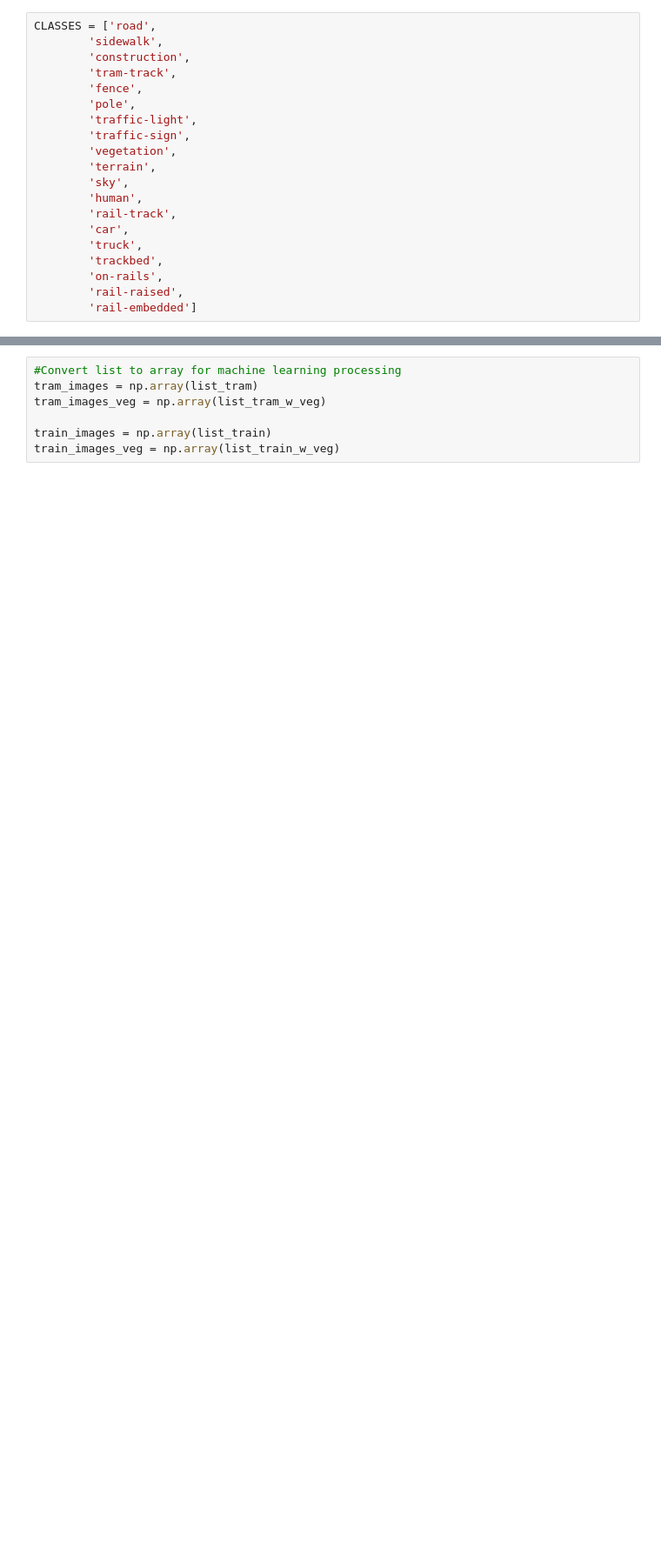
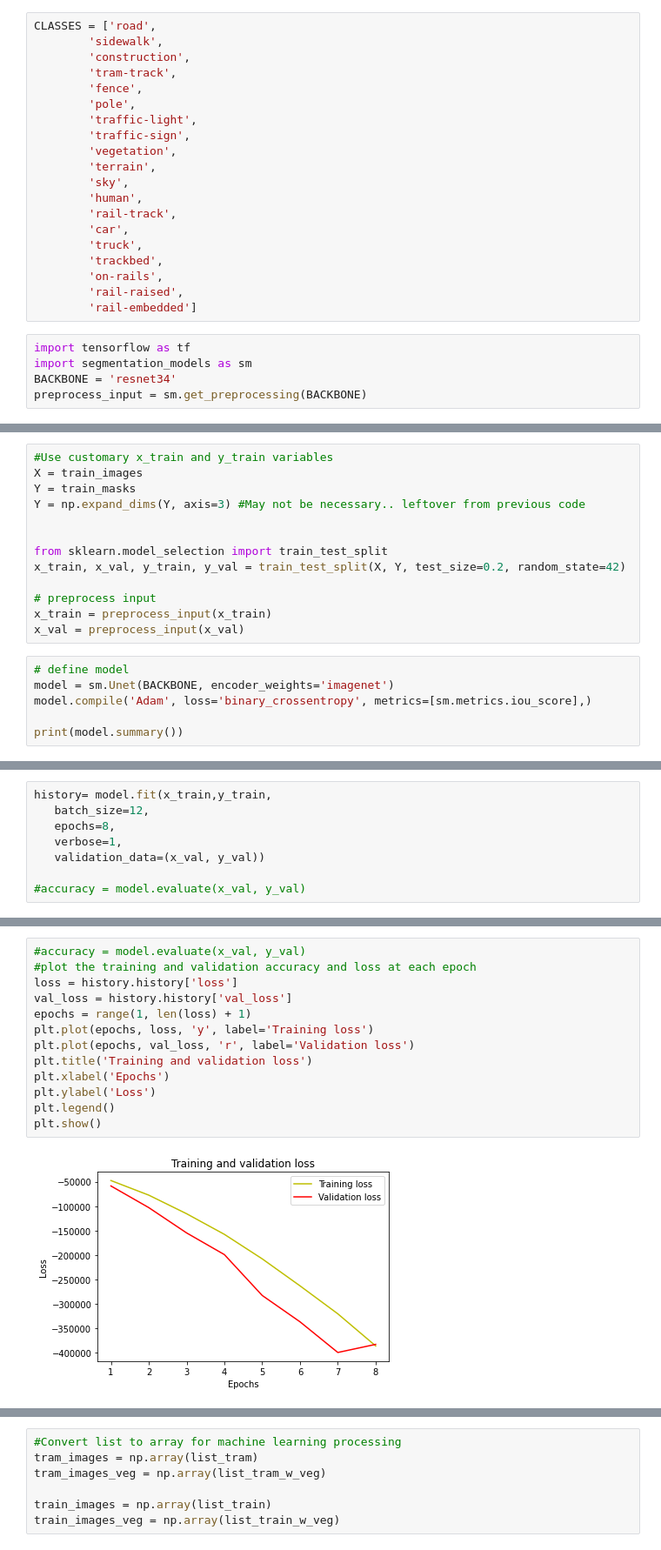
Before and after one commit to Duygubirol/vegetation-detection-railways, a Jupyter notebook: modeling.ipynb, the cells around one changed output, grey strips where cells are left out. Shown at 87% size. Saved outputs shown, nothing was run; the diff lists cells and outputs as text; blank space fills up the shorter version.

Commit message:
modeling

```diff
--- a/modeling.ipynb
+++ b/modeling.ipynb
@@ -35,3 +34,8 @@ CLASSES = ['road',
         'on-rails',
         'rail-raised',
         'rail-embedded']
+# %%
+import tensorflow as tf
+import segmentation_models as sm
+BACKBONE = 'resnet34'
+preprocess_input = sm.get_preprocessing(BACKBONE)
@@ -37,0 +74,19 @@ CLASSES = ['road',
+# %%
+#Use customary x_train and y_train variables
+X = train_images
+Y = train_masks
+Y = np.expand_dims(Y, axis=3) #May not be necessary.. leftover from previous code
+
+
+from sklearn.model_selection import train_test_split
+x_train, x_val, y_train, y_val = train_test_split(X, Y, test_size=0.2, random_state=42)
+
+# preprocess input
+x_train = preprocess_input(x_train)
+x_val = preprocess_input(x_val)
+# %%
+# define model
+model = sm.Unet(BACKBONE, encoder_weights='imagenet')
+model.compile('Adam', loss='binary_crossentropy', metrics=[sm.metrics.iou_score],)
+
+print(model.summary())
@@ -37,0 +111,8 @@ CLASSES = ['road',
+# %%
+history= model.fit(x_train,y_train,
+   batch_size=12,
+   epochs=8,
+   verbose=1,
+   validation_data=(x_val, y_val))
+
+#accuracy = model.evaluate(x_val, y_val)
@@ -37,0 +136,15 @@ CLASSES = ['road',
+# %%
+#accuracy = model.evaluate(x_val, y_val)
+#plot the training and validation accuracy and loss at each epoch
+loss = history.history['loss']
+val_loss = history.history['val_loss']
+epochs = range(1, len(loss) + 1)
+plt.plot(epochs, loss, 'y', label='Training loss')
+plt.plot(epochs, val_loss, 'r', label='Validation loss')
+plt.title('Training and validation loss')
+plt.xlabel('Epochs')
+plt.ylabel('Loss')
+plt.legend()
+plt.show()
+# %% [output]
+[figure, added]
```
Also changed, not shown: parts of 14 cells of this notebook.
